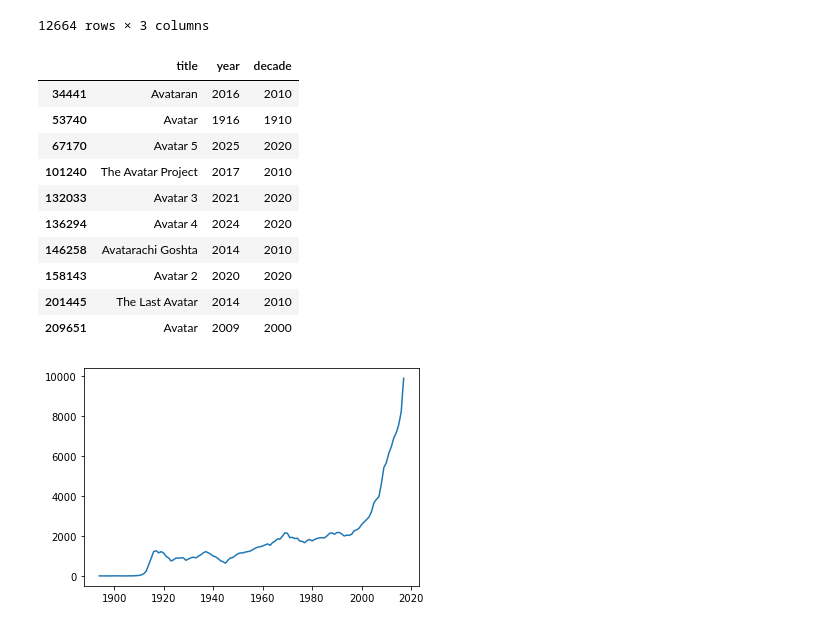
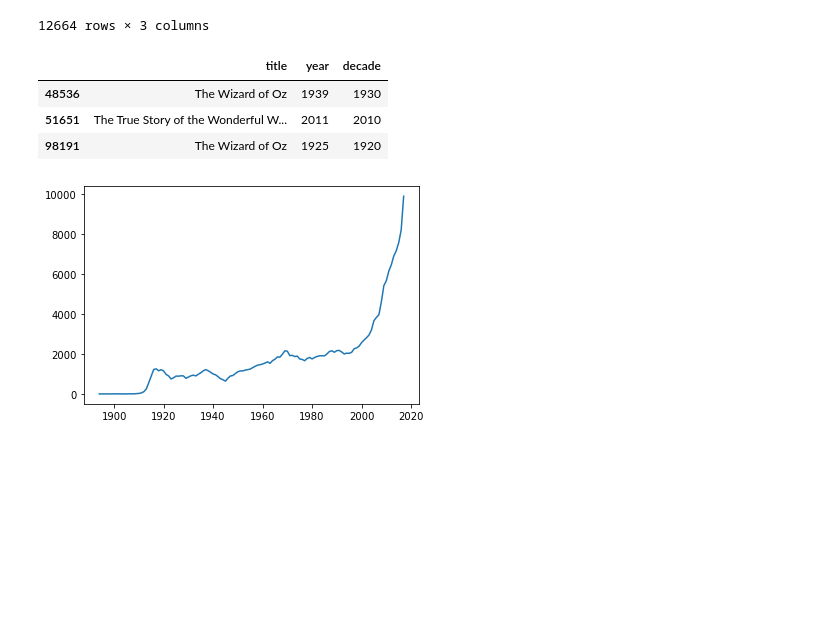
Before and after one commit to ajatwani/OIM3640_SP22, a Jupyter notebook: 16-pandas_filtering.ipynb, the cells around one changed output. Saved outputs shown, nothing was run; the diff lists cells and outputs as text; code cells hidden in the pictures; blank space fills up the shorter version.

```diff
--- a/16-pandas_filtering.ipynb
+++ b/16-pandas_filtering.ipynb
@@ -113,19 +103,12 @@ titles[(titles.year>= 1950) & (titles.year < 1960) ]
 | 225992 | Puteshestviye v molodost | 1957 | 1950 |
 12664 rows × 3 columns
 # %%
-titles[titles.title.str.contains('Avatar')]
+titles[titles.title.str.contains('Wizard of Oz')]
 # %% [output]
 |  | title | year | decade |
-| 34441 | Avataran | 2016 | 2010 |
-| 53740 | Avatar | 1916 | 1910 |
-| 67170 | Avatar 5 | 2025 | 2020 |
-| 101240 | The Avatar Project | 2017 | 2010 |
-| 132033 | Avatar 3 | 2021 | 2020 |
-| 136294 | Avatar 4 | 2024 | 2020 |
-| 146258 | Avatarachi Goshta | 2014 | 2010 |
-| 158143 | Avatar 2 | 2020 | 2020 |
-| 201445 | The Last Avatar | 2014 | 2010 |
-| 209651 | Avatar | 2009 | 2000 |
+| 48536 | The Wizard of Oz | 1939 | 1930 |
+| 51651 | The True Story of the Wonderful W... | 2011 | 2010 |
+| 98191 | The Wizard of Oz | 1925 | 1920 |
 # %%
 titles.year[titles['year'] < 2018].value_counts().sort_index().plot();
 # %% [output]
```
Also changed, not shown: parts of 21 cells of this notebook.
